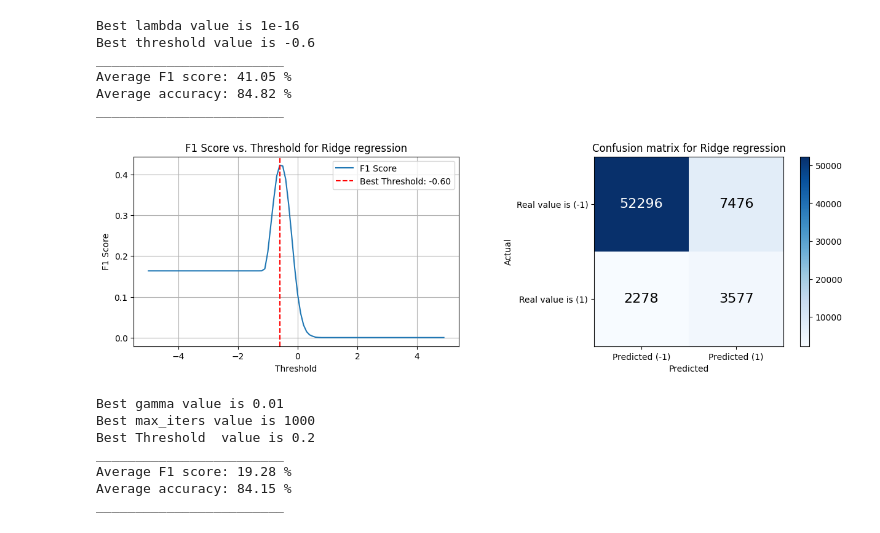
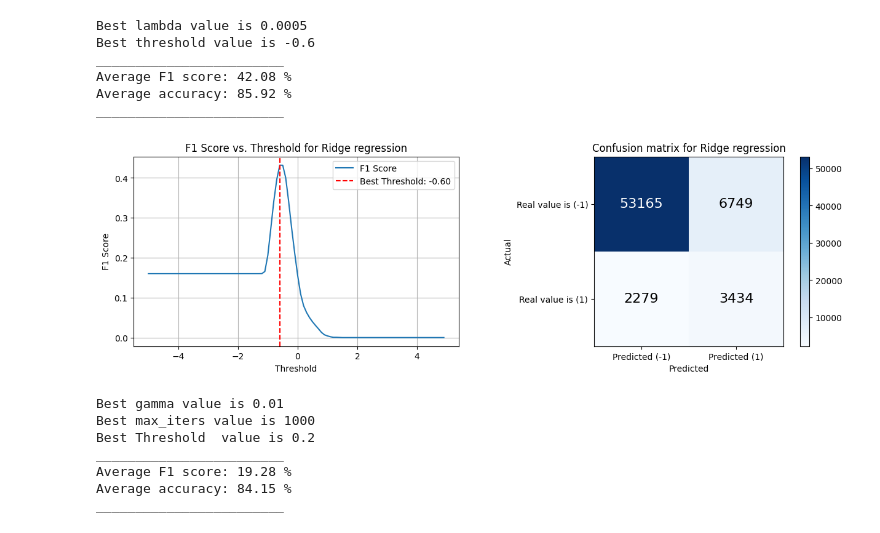
Before and after one commit to mimimamalah/CVD_prediction, a Jupyter notebook: run.ipynb, the cells around one changed output. Cells and saved outputs as stored; diff of their text form; code cells hidden in the pictures.

```diff
--- a/run.ipynb
+++ b/run.ipynb
@@ -139,23 +123,23 @@ ________________________
 # %%
 # Ridge regression
-best_lambda,best_thresh = cv.cross_validation_ridge_regression(y_cv, x_cv,k=5,threshold=[-0.9,-0.8,-0.7,-0.6,-0.5,-0.4,-0.3,-0.2] ,lambda_values=[1e-16,1e-15,1e-14])
+best_lambda,best_thresh = cv.cross_validation_ridge_regression(y_cv, x_cv,k=5,threshold=[-0.9,-0.8,-0.7,-0.6,-0.5,-0.4,-0.3,-0.2] ,lambda_values=[1e-16, 1e-15, 1e-6,1e-5,0.0005, 0.1, 0.5])
 
 w, _ = implementations.ridge_regression(y_cv, x_cv,best_lambda)
 pred = x_cv.dot(w)
 pred_discrete = np.where(pred >= best_thresh, 1, -1)
 
 fig, axs = plt.subplots(1, 2, figsize=(15, 4))
 find_best_threshold(y_cv, pred, "Ridge regression", axs[0])
 plot_confusion_matrix(y_cv, pred_discrete, "Ridge regression", axs[1])
 plt.show()
 # %% [output]
-Best lambda value is 1e-16
+Best lambda value is 0.0005
 Best threshold value is -0.6
 ________________________
-Average F1 score: 41.05 %
-Average accuracy: 84.82 %
+Average F1 score: 42.08 %
+Average accuracy: 85.92 %
 ________________________
-[figure, old version]
+[figure, new version]
 # %%
 # Logistic regression
 import Logistics
```
Also changed, not shown: parts of 5 cells of this notebook, 1 other file.
